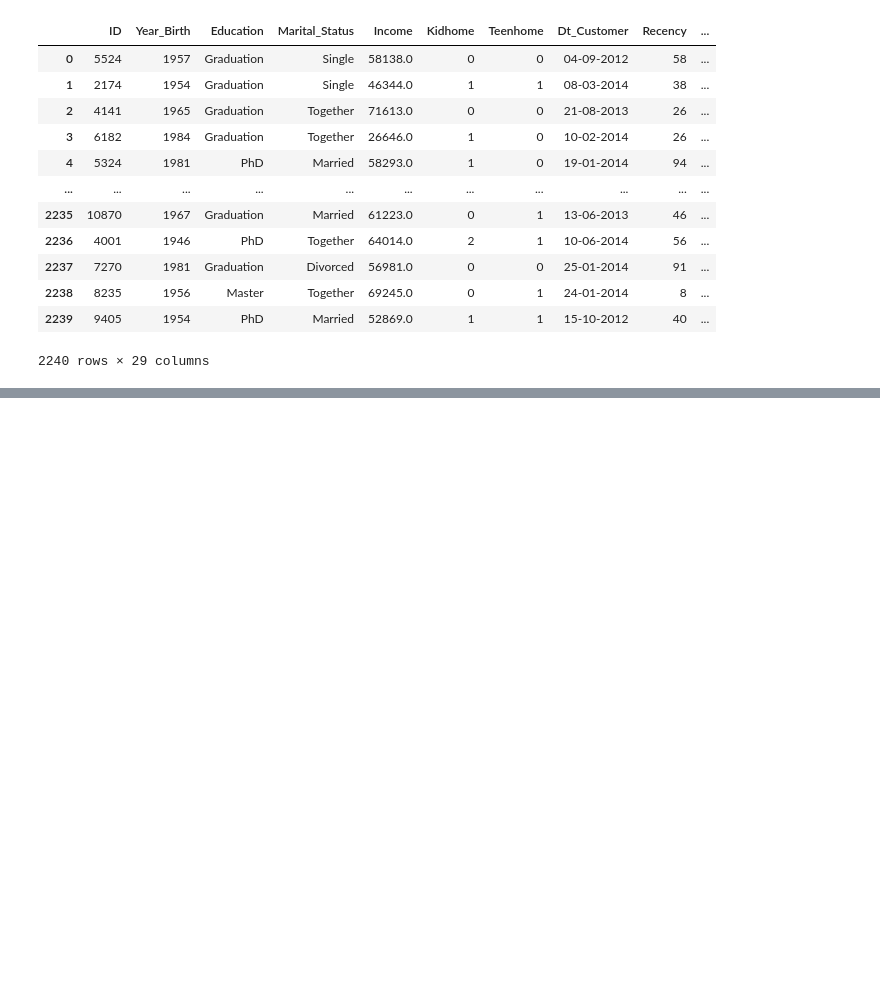
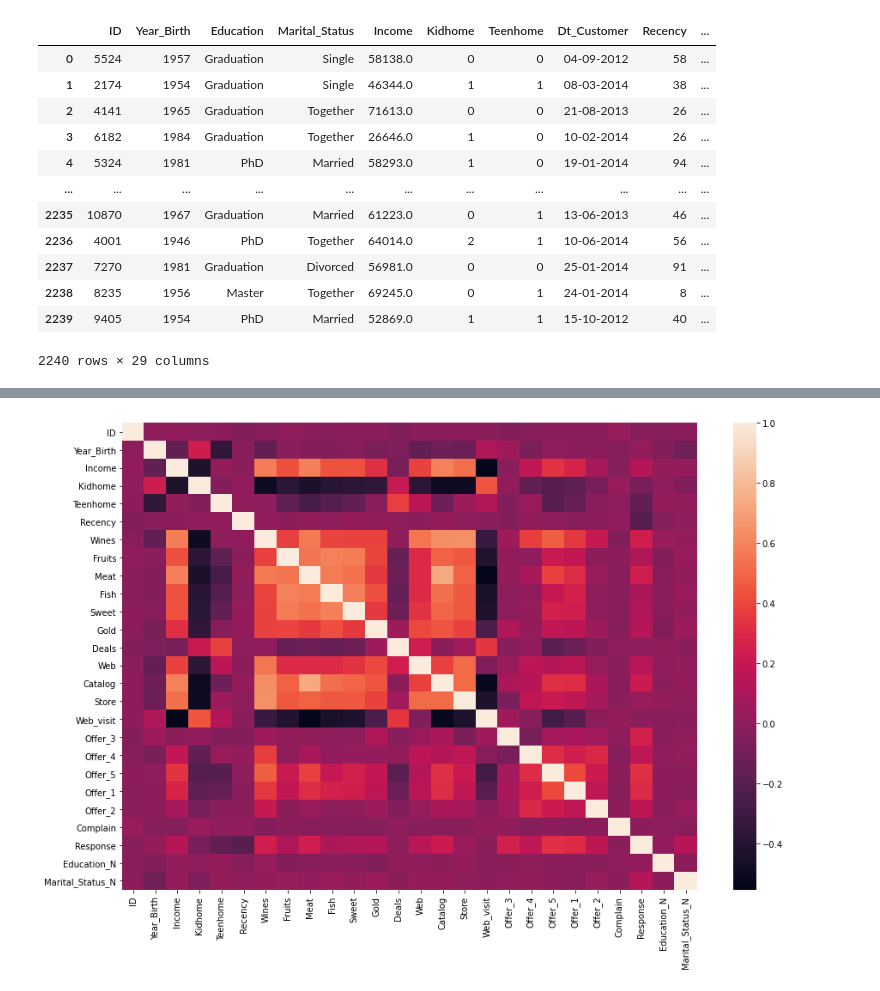
Before and after one commit to hsdaniel86/Clustering, a Jupyter notebook: customer_segmentation/Exploratory_Analysis.ipynb, the cells around one changed output, grey strips where cells are left out. Cells and saved outputs as stored; diff of their text form; code cells hidden in the pictures; blank space fills up the shorter version.

```diff
--- a/customer_segmentation/Exploratory_Analysis.ipynb
+++ b/customer_segmentation/Exploratory_Analysis.ipynb
@@ -99,0 +277,6 @@ dtype: object
+# %%
+plt.figure(1, figsize=(15,10))
+sns.heatmap(data.corr())
+plt.show()
+# %% [output]
+[figure, added]
```
Also changed, not shown: parts of 27 cells of this notebook.
